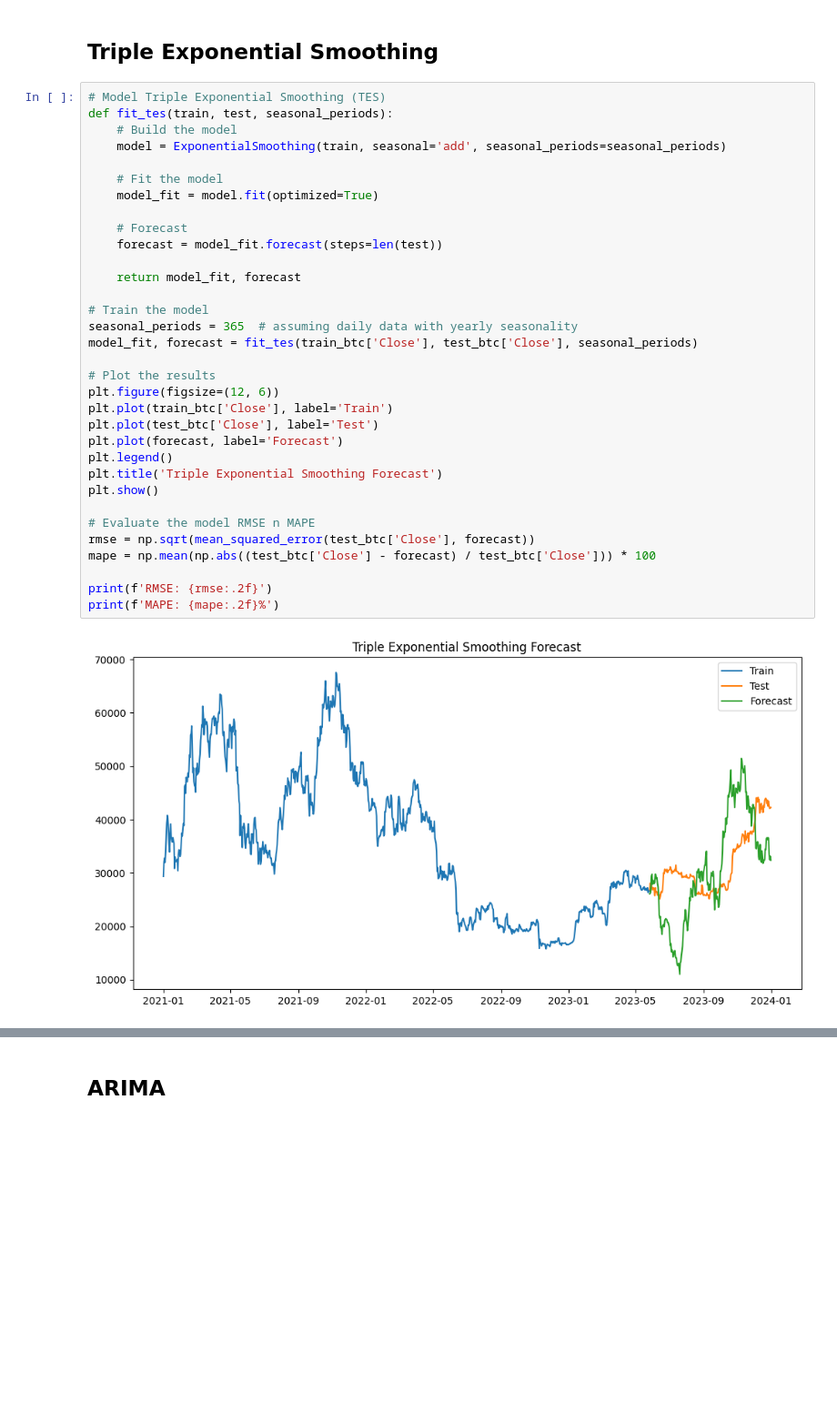
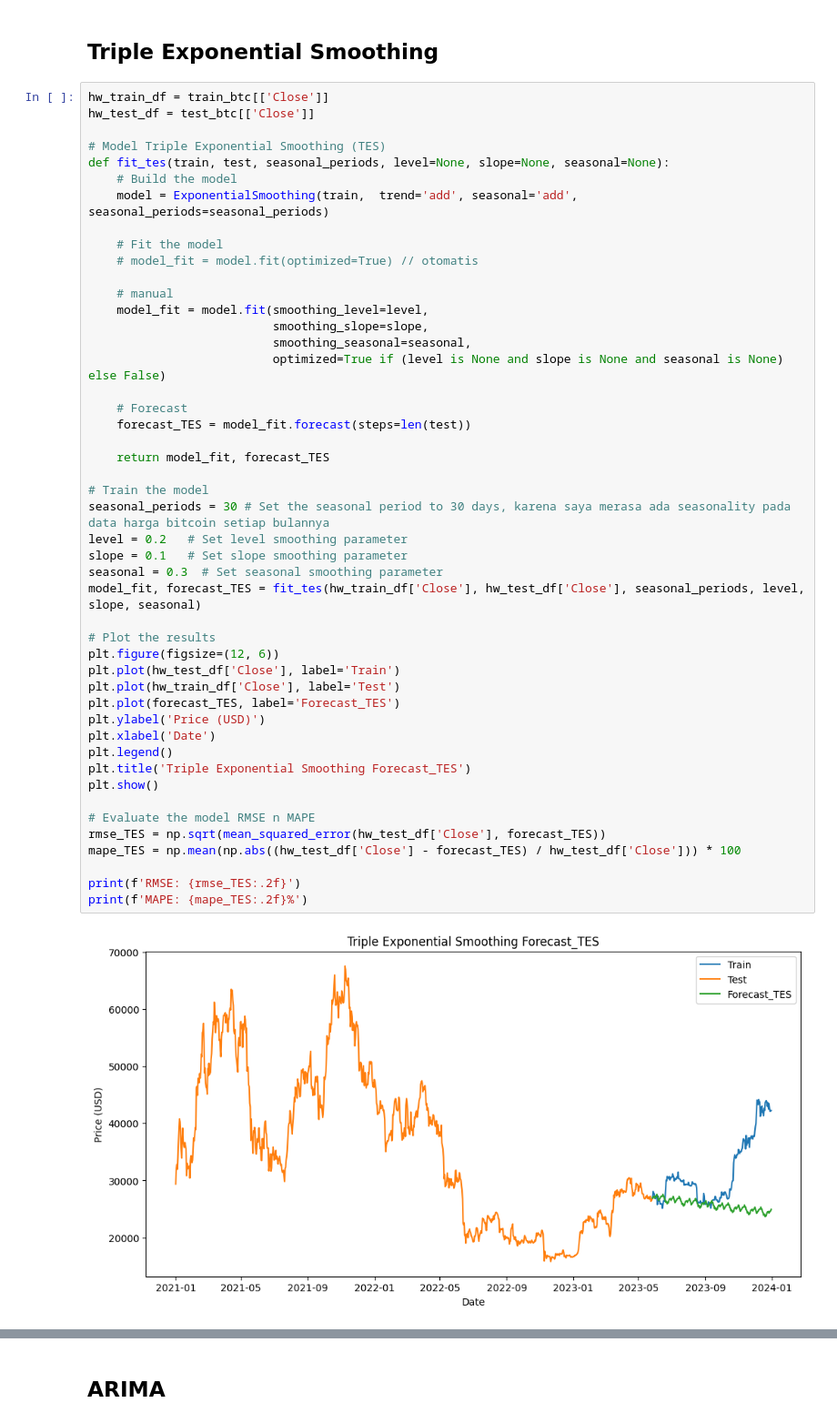
Before and after one commit to adiprrassetyo/forecast-tse-arima, a Jupyter notebook: main.ipynb, the cells around one changed output, grey strips where cells are left out. Shown at 91% size. Cells and saved outputs as stored; diff of their text form; blank space fills up the shorter version.

```diff
--- a/main.ipynb
+++ b/main.ipynb
@@ -297,37 +295,51 @@ NaN in Residual component:  364
 # %% [markdown]
 ## Triple Exponential Smoothing
 # %%
+hw_train_df = train_btc[['Close']]
+hw_test_df = test_btc[['Close']]
+
 # Model Triple Exponential Smoothing (TES)
-def fit_tes(train, test, seasonal_periods):
+def fit_tes(train, test, seasonal_periods, level=None, slope=None, seasonal=None):
     # Build the model
-    model = ExponentialSmoothing(train, seasonal='add', seasonal_periods=seasonal_periods)
+    model = ExponentialSmoothing(train,  trend='add', seasonal='add', seasonal_periods=seasonal_periods)
 
     # Fit the model
-    model_fit = model.fit(optimized=True)
+    # model_fit = model.fit(optimized=True) // otomatis
+
+    # manual
+    model_fit = model.fit(smoothing_level=level,
+                          smoothing_slope=slope,
+                          smoothing_seasonal=seasonal,
+                          optimized=True if (level is None and slope is None and seasonal is None) else False)
 
     # Forecast
-    forecast = model_fit.forecast(steps=len(test))
+    forecast_TES = model_fit.forecast(steps=len(test))
 
-    return model_fit, forecast
+    return model_fit, forecast_TES
 
 # Train the model
-seasonal_periods = 365  # assuming daily data with yearly seasonality
-model_fit, forecast = fit_tes(train_btc['Close'], test_btc['Close'], seasonal_periods)
+seasonal_periods = 30 # Set the seasonal period to 30 days, karena saya merasa ada seasonality pada data harga bitcoin setiap bulannya
+level = 0.2   # Set level smoothing parameter
+slope = 0.1   # Set slope smoothing parameter
+seasonal = 0.3  # Set seasonal smoothing parameter
+model_fit, forecast_TES = fit_tes(hw_train_df['Close'], hw_test_df['Close'], seasonal_periods, level, slope, seasonal)
 
 # Plot the results
 plt.figure(figsize=(12, 6))
-plt.plot(train_btc['Close'], label='Train')
-plt.plot(test_btc['Close'], label='Test')
-plt.plot(forecast, label='Forecast')
+plt.plot(hw_test_df['Close'], label='Train')
+plt.plot(hw_train_df['Close'], label='Test')
+plt.plot(forecast_TES, label='Forecast_TES')
+plt.ylabel('Price (USD)')
+plt.xlabel('Date')
 plt.legend()
-plt.title('Triple Exponential Smoothing Forecast')
+plt.title('Triple Exponential Smoothing Forecast_TES')
 plt.show()
 
 # Evaluate the model RMSE n MAPE
-rmse = np.sqrt(mean_squared_error(test_btc['Close'], forecast))
-mape = np.mean(np.abs((test_btc['Close'] - forecast) / test_btc['Close'])) * 100
+rmse_TES = np.sqrt(mean_squared_error(hw_test_df['Close'], forecast_TES))
+mape_TES = np.mean(np.abs((hw_test_df['Close'] - forecast_TES) / hw_test_df['Close'])) * 100
 
-print(f'RMSE: {rmse:.2f}')
-print(f'MAPE: {mape:.2f}%')
+print(f'RMSE: {rmse_TES:.2f}')
+print(f'MAPE: {mape_TES:.2f}%')
 # %% [output]
-[figure, old version]
+[figure, new version]
```
Also changed, not shown: parts of 20 cells of this notebook.
